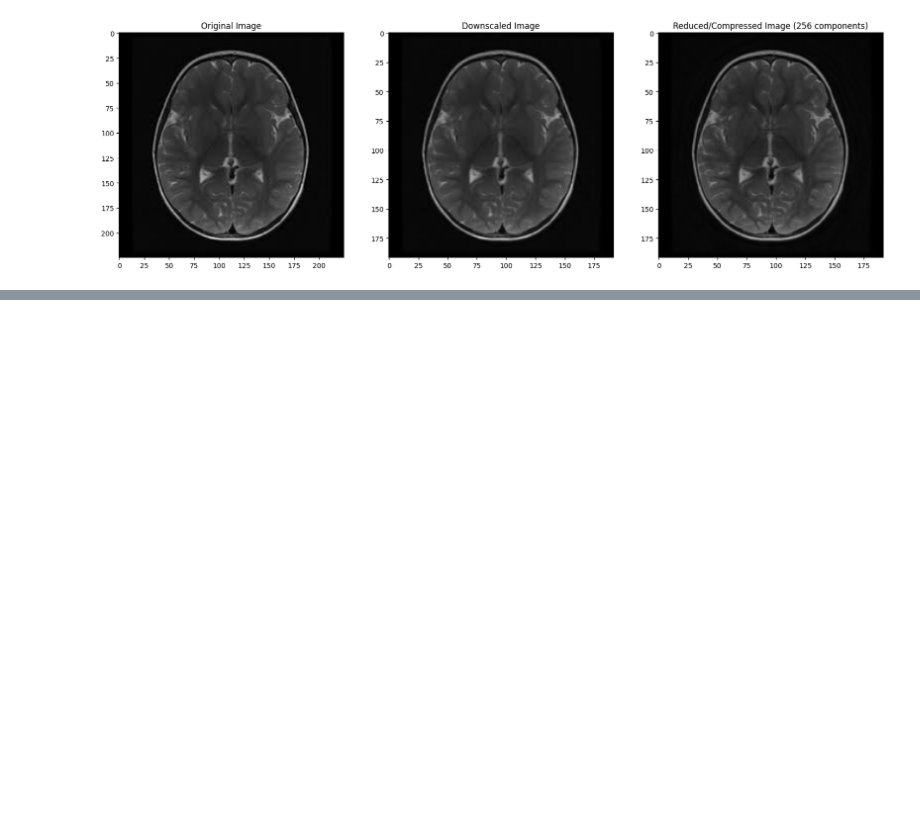
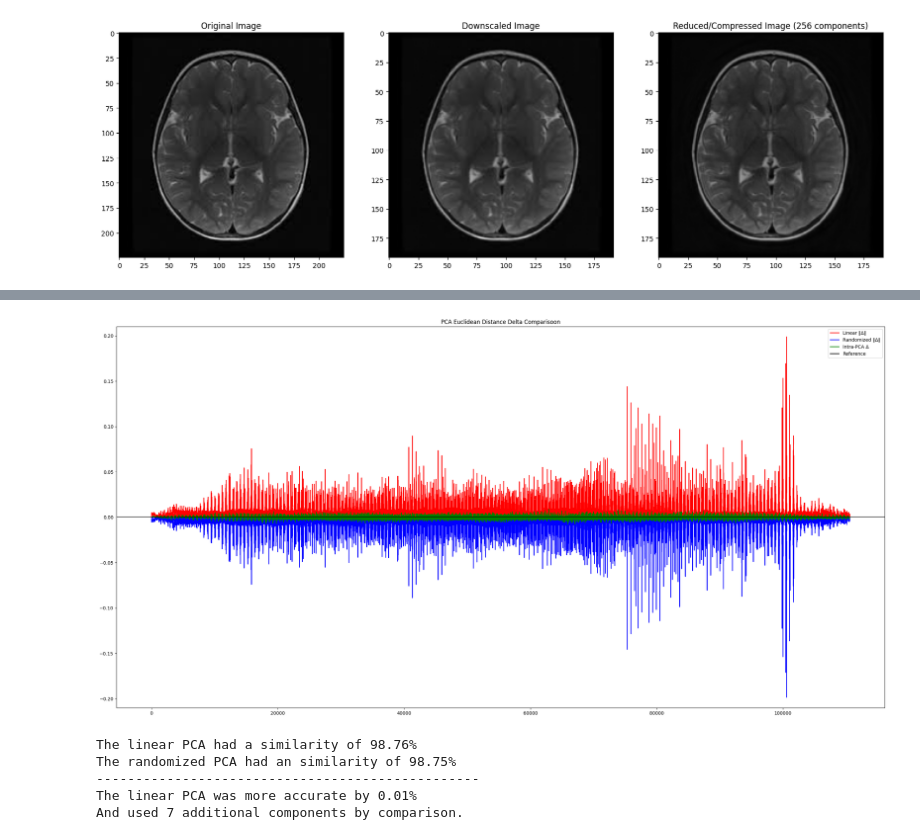
Before and after one commit to S-Bryce/ML-Lab-2, a Jupyter notebook: main.ipynb, the cells around one changed output, grey strips where cells are left out. Saved outputs shown, nothing was run; the diff lists cells and outputs as text; code cells hidden in the pictures; blank space fills up the shorter version.

```diff
--- a/main.ipynb
+++ b/main.ipynb
@@ -232,6 +234,7 @@ Amount of variance explained by 256 components s.t. λ_component > 1: 99.9999999
 # %%
 # Look at the randomly selected index 25 to see a different image for comparison
 linear_imgs = linear_pca.inverse_transform(linear_pca_results)
+lin_components = num_components
 
 fig, ax = plt.subplots(1, 3, figsize=(20,10))
 ax[0].imshow(cancer_images[25], cmap='gray')
@@ -239,7 +242,7 @@ ax[0].set_title("Original Image")
 ax[1].imshow(images[25].reshape(192, 192, 3), cmap='gray')
 ax[1].set_title("Downscaled Image")
 ax[2].imshow(np.clip(linear_imgs[25].reshape(192,192,3), 0, 1), cmap="gray")
-ax[2].set_title("Reduced/Compressed Image (" + str(num_components) + " components)")
+ax[2].set_title("Reduced/Compressed Image (" + str(lin_components) + " components)")
 plt.show()
 # %% [output]
 [figure]
@@ -249,0 +329,36 @@ plt.show()
+# %%
+plt.figure(figsize=(30, 15))
+plt.title("PCA Euclidean Distance Delta Comparisoon")
+plt.ylim(-0.21,0.21)
+#plt.plot(x, images[25], color="blue", label="Baseline")
+#plt.plot(x, linear_imgs[25], color="green", label="Linear")
+#plt.plot(x, randomized_imgs[25], color="orange", label="Randomized")
+
+plt.plot(np.abs(linear_imgs[25]-images[25]), color="red", linestyle="-", label="Linear ∥Δ∥")
+plt.plot(-np.abs(randomized_imgs[25]-images[25]), color="blue", linestyle="-", label="Randomized ∥Δ∥")
+plt.plot(randomized_imgs[25]-linear_imgs[25], color="green", linestyle="-", label="Intra-PCA Δ")
+plt.axhline(y=0, color="black", linestyle="-", label="Reference")
+plt.legend(loc="upper right")
+plt.show()
+
+lin_score, _ = ssim(linear_imgs[25], images[25], full=True)
+rand_score, _ = ssim(randomized_imgs[25], images[25], full=True)
+print("The linear PCA had a similarity of " + str(round(lin_score * 100, 2)) + "%")
+print("The randomized PCA had an similarity of " + str(round(rand_score * 100, 2)) + "%")
+print("-------------------------------------------------")
+# Agony. Anguish. Despair.
+print("The "
+      + ("linear" if lin_score >= rand_score else "randomized")
+      + " PCA was more accurate by "
+      + str(round(max(lin_score - rand_score, rand_score - lin_score) * 100, 2))
+      + "%\nAnd used "
+      + str(lin_components - rand_components if lin_score >= rand_score else rand_components - lin_components)
+      + (" additional" if lin_score >= rand_score and lin_components - rand_components >= 0 or rand_score >= lin_score and rand_components - lin_components >= 0 else " fewer")
+      + " components by comparison.")
+# %% [output]
+[figure, added]
+The linear PCA had a similarity of 98.76%
+The randomized PCA had an similarity of 98.75%
+-------------------------------------------------
+The linear PCA was more accurate by 0.01%
+And used 7 additional components by comparison.
```
Also changed, not shown: parts of 6 cells of this notebook.
